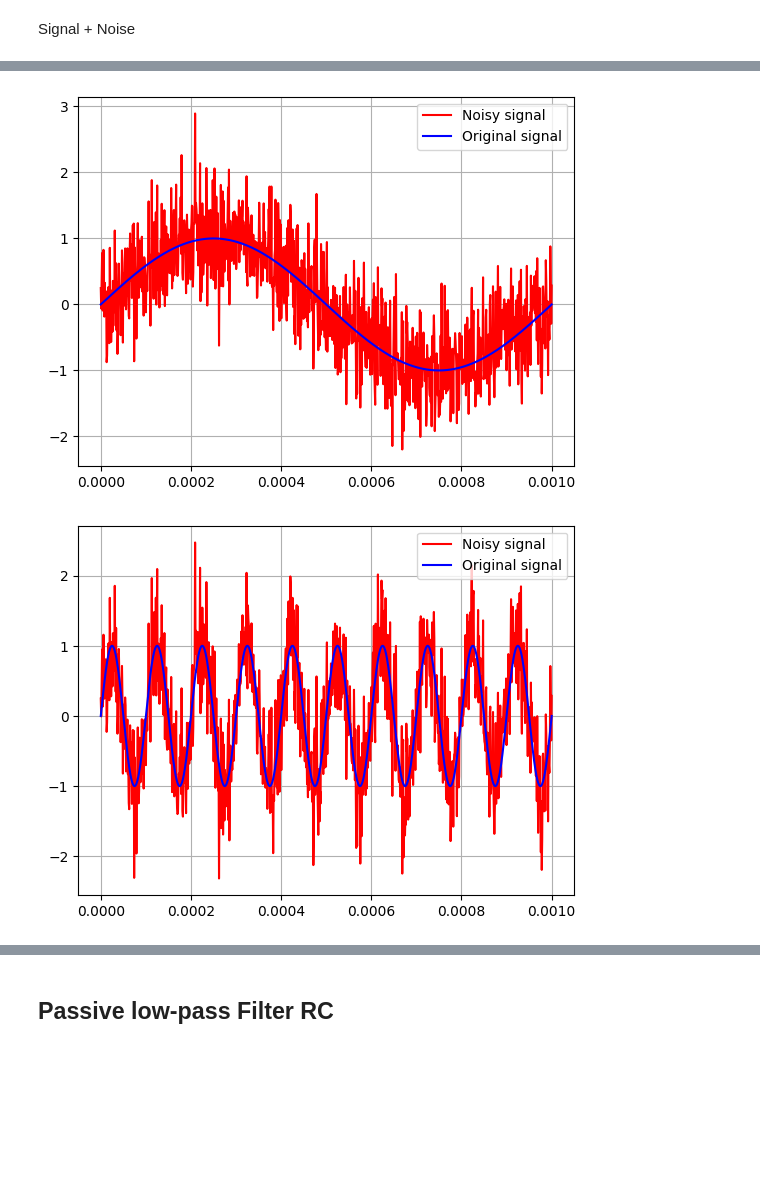
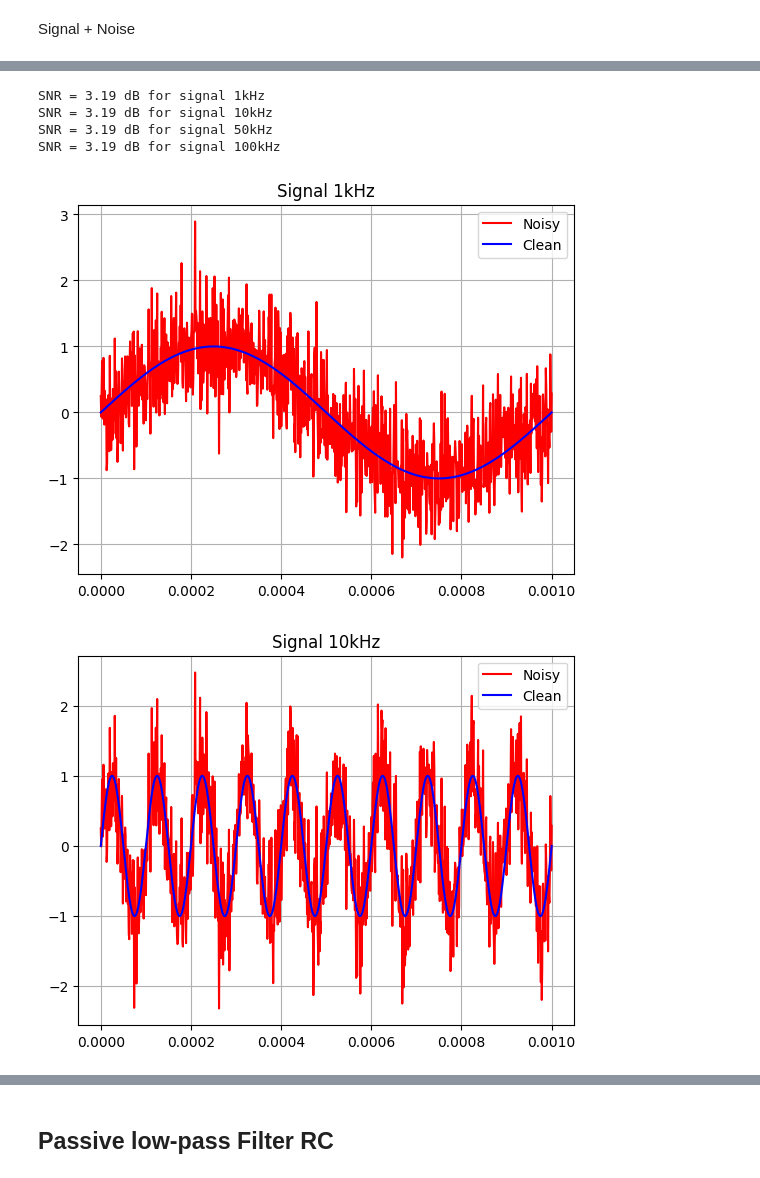
Before and after one commit to V-kr0pt/filtros_ufpb, a Jupyter notebook: filters.ipynb, the cells around one changed output, grey strips where cells are left out. Saved outputs shown, nothing was run; the diff lists cells and outputs as text; code cells hidden in the pictures; blank space fills up the shorter version.

```diff
--- a/filters.ipynb
+++ b/filters.ipynb
@@ -7,6 +7,13 @@ import matplotlib.pyplot as plt
 import os
 image_path = 'second_rapport/figures/'
 os.makedirs(image_path, exist_ok=True)
+# %%
+def calcule_SNR(pure_signal, signal_noise):
+    signal_power = np.mean(pure_signal ** 2)
+    noise_power = np.mean((signal_noise - pure_signal) ** 2)
+    snr = signal_power / noise_power
+    snr_db = 10 * np.log10(snr)
+    return snr_db
 # %% [markdown]
 Signal + Noise
 # %%
@@ -28,8 +35,8 @@ signals = {
 # %%
 for key in signals:
     plt.figure()
+    plt.title(f'Signal {key}')
     plt.plot(t, signals[key], label=key)
-    plt.legend()
     plt.grid()
     plt.savefig(image_path+f'signal_{key}.png')
 # %% [output]
@@ -40,3 +47,14 @@ for key in signals:
+# %%
+# Obtain the frequency domain to the clena signal
+all_freqs = np.fft.fftfreq(N, Ts)
+freqs = all_freqs[:N//2]
+
+freq_domain_clean_signals = {}
+
+for key in signals.keys():
+     # obtain the frequency domain signal
+     freq_domain_clean_signals[key] = np.fft.fft(signals[key])
+     abs_freq_domain_noisy_signal = np.abs(freq_domain_clean_signals[key])[:N//2]/N
 # %%
 # Generate gaussian noise
 np.random.seed(42)
@@ -46,14 +64,21 @@ white_noise = np.random.normal(mu, sigma, N)
 # %%
 noisy_signals = {}
 
 for key in signals.keys():
     noisy_signals[key] = signals[key] + white_noise
+    snr_db = calcule_SNR(signals[key], noisy_signals[key])
+    print(f'SNR = {snr_db:.2f} dB for signal {key}')
     plt.figure()
-    plt.plot(t, noisy_signals[key], label='Noisy signal', color='r')
-    plt.plot(t, signals[key], label='Original signal', color='b')
+    plt.title(f'Signal {key}')
+    plt.plot(t, noisy_signals[key], label='Noisy', color='r')
+    plt.plot(t, signals[key], label='Clean', color='b')
     plt.legend()
     plt.grid()
     plt.savefig(image_path+f'signal_noisy_{key}.png')
 # %% [output]
+SNR = 3.19 dB for signal 1kHz
+SNR = 3.19 dB for signal 10kHz
+SNR = 3.19 dB for signal 50kHz
+SNR = 3.19 dB for signal 100kHz
-[figure, old version]
+[figure, new version]
-[figure, old version]
+[figure, new version]
```
Also changed, not shown: parts of 15 cells of this notebook, 50 other files.
